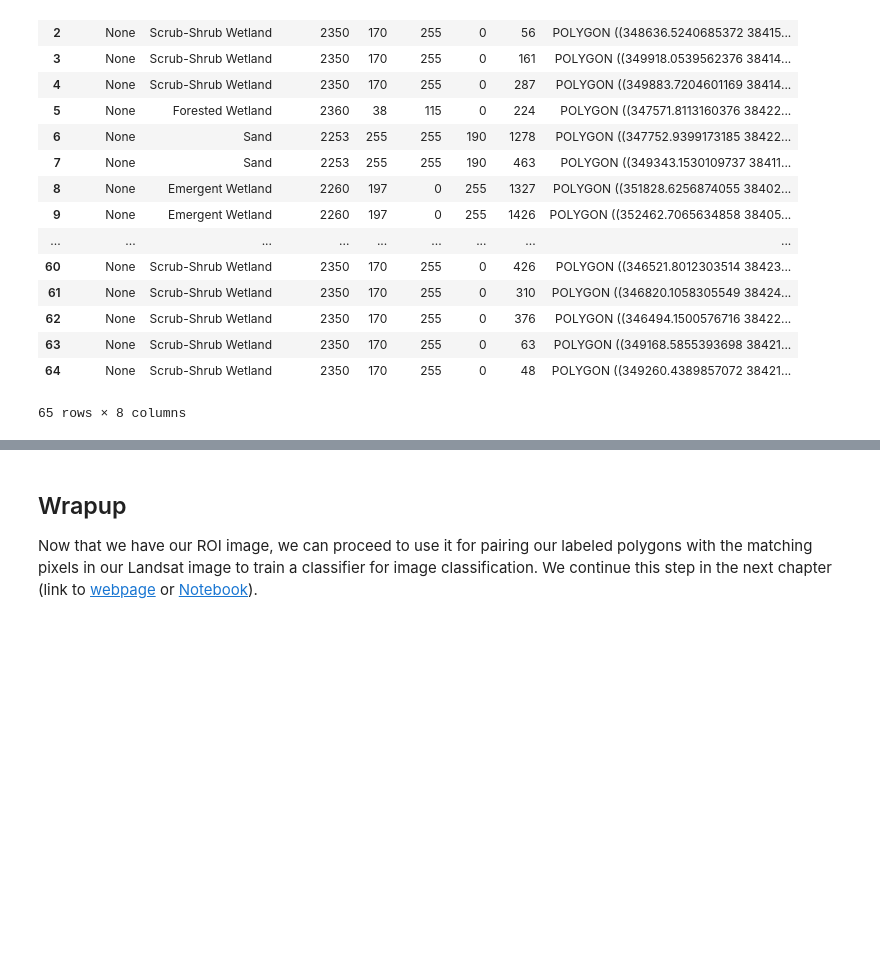
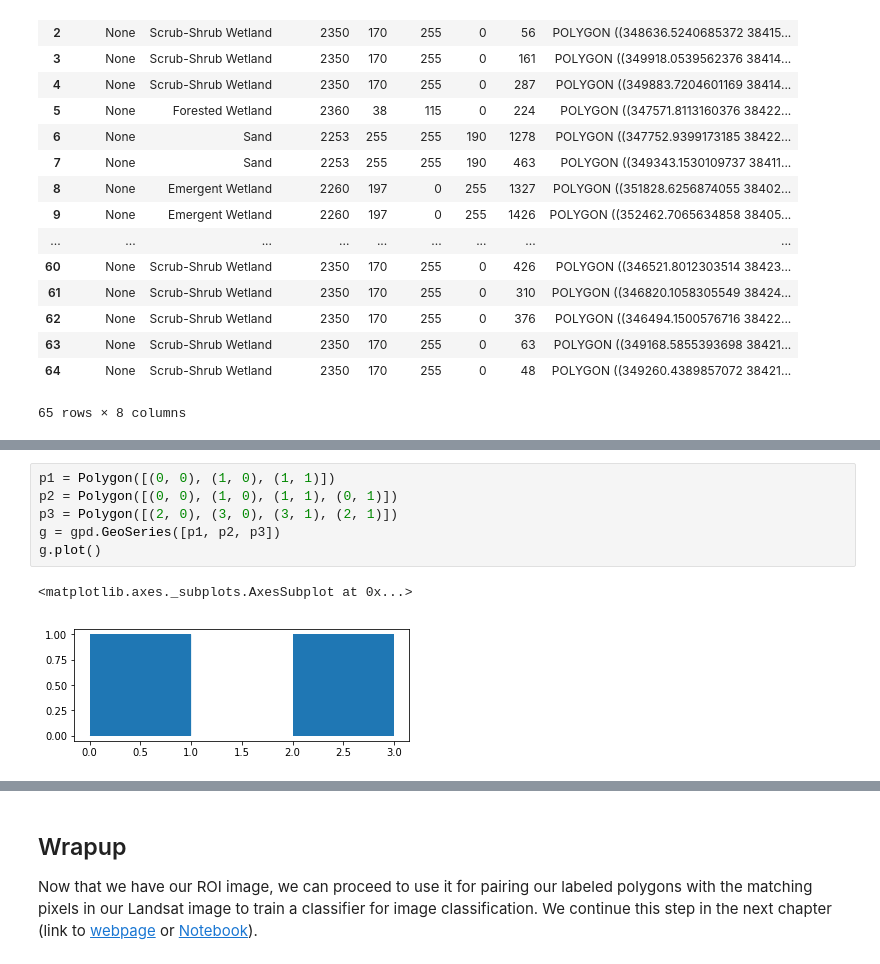
Before and after one commit to ceholden/open-geo-tutorial, a Jupyter notebook: Python/chapters/chapter_4_vector.ipynb, the cells around one changed output, grey strips where cells are left out. Saved outputs shown, nothing was run; the diff lists cells and outputs as text; blank space fills up the shorter version.

```diff
--- a/Python/chapters/chapter_4_vector.ipynb
+++ b/Python/chapters/chapter_4_vector.ipynb
@@ -469,0 +458,9 @@ shapefile
+# %%
+p1 = Polygon([(0, 0), (1, 0), (1, 1)])
+p2 = Polygon([(0, 0), (1, 0), (1, 1), (0, 1)])
+p3 = Polygon([(2, 0), (3, 0), (3, 1), (2, 1)])
+g = gpd.GeoSeries([p1, p2, p3])
+g.plot()
+# %% [output]
+<matplotlib.axes._subplots.AxesSubplot at 0x...>
+[figure, added]
```
Also changed, not shown: parts of 29 cells of this notebook, 37 other files.
